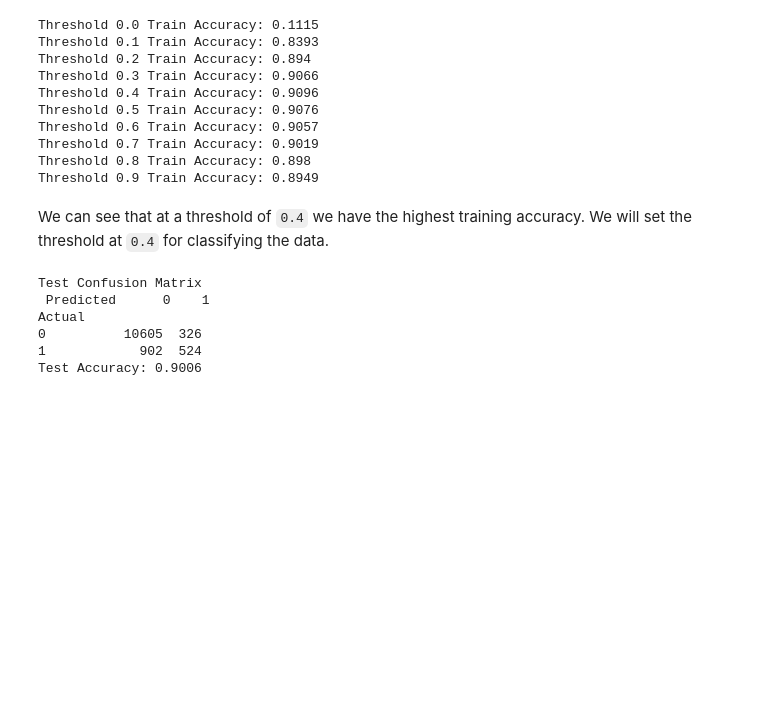
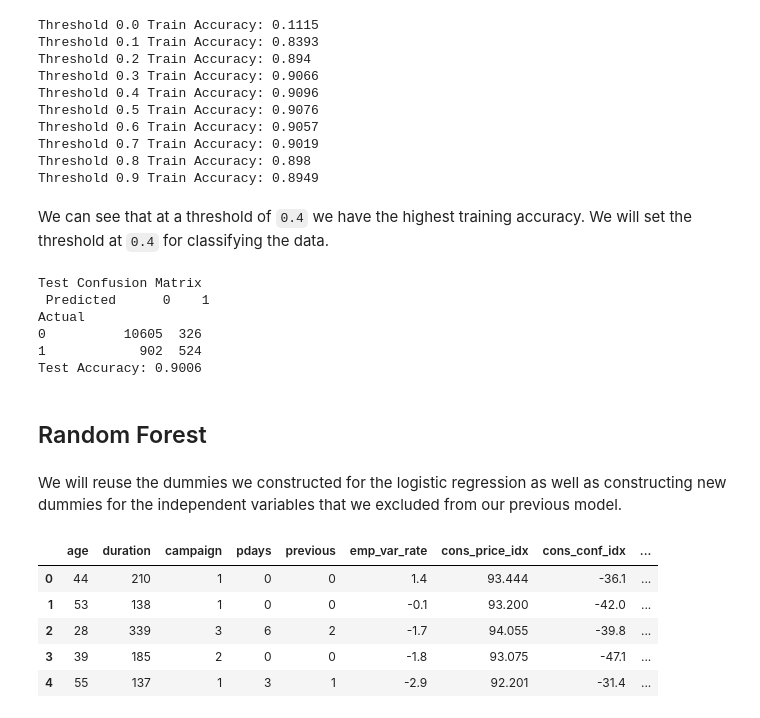
Before and after one commit to CSML1000-Winter2021-GroupA/bank-analysis, a Jupyter notebook: notebook.ipynb, the cells around one changed output. Drawn from its saved outputs; the diff is of its cells as text; code cells hidden in the pictures; blank space fills up the shorter version.

```diff
--- a/notebook.ipynb
+++ b/notebook.ipynb
@@ -1040,3 +1042,26 @@ Actual
 0          10605  326
 1            902  524
 Test Accuracy: 0.9006
+# %% [markdown]
+## Random Forest
+# %% [markdown]
+We will reuse the dummies we constructed for the logistic regression as well as constructing new dummies for the independent variables that we excluded from our previous model.
+# %%
+marital_dummies = pd.get_dummies(bank_df['marital'], prefix='marital')
+education_dummies = pd.get_dummies(bank_df['education'], prefix='education')
+housing_dummies = pd.get_dummies(bank_df['housing'], prefix='housing')
+loan_dummies = pd.get_dummies(bank_df['loan'], prefix='loan')
+day_of_week_dummies = pd.get_dummies(bank_df['day_of_week'], prefix='day_of_week')
+# dummies not constructed here were already constructed as part of the logistic regression
+bank_rand_forest_df = pd.concat([bank_df[['age', 'duration', 'campaign', 'pdays', 'previous', 'emp_var_rate', 'cons_price_idx',
+                                         'cons_conf_idx', 'euribor3m', 'nr_employed', 'deposit']],
+                                job_dummies, marital_dummies, education_dummies, default_dummies, housing_dummies, loan_dummies,
+                                contact_dummies, month_dummies, day_of_week_dummies, poutcome_dummies], axis=1)
+bank_rand_forest_df.head()
+# %% [output]
+|  | age | duration | campaign | pdays | previous | emp_var_rate | cons_price_idx | cons_conf_idx | ... |
+| 0 | 44 | 210 | 1 | 0 | 0 | 1.4 | 93.444 | -36.1 | ... |
+| 1 | 53 | 138 | 1 | 0 | 0 | -0.1 | 93.200 | -42.0 | ... |
+| 2 | 28 | 339 | 3 | 6 | 2 | -1.7 | 94.055 | -39.8 | ... |
+| 3 | 39 | 185 | 2 | 0 | 0 | -1.8 | 93.075 | -47.1 | ... |
+| 4 | 55 | 137 | 1 | 3 | 1 | -2.9 | 92.201 | -31.4 | ... |
```
Also changed, not shown: parts of 28 cells of this notebook.
